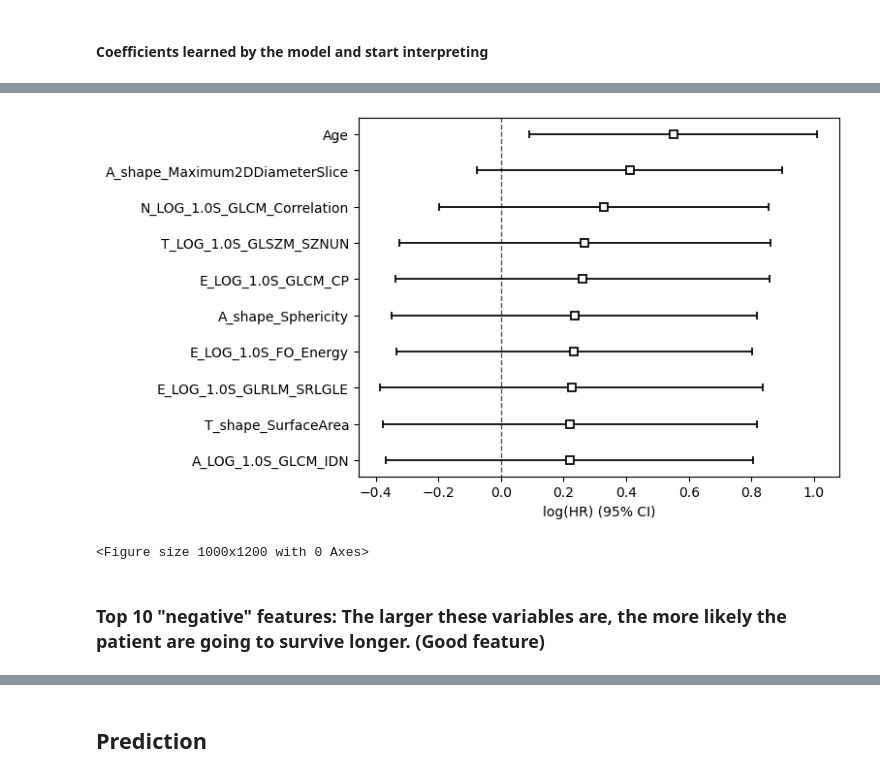
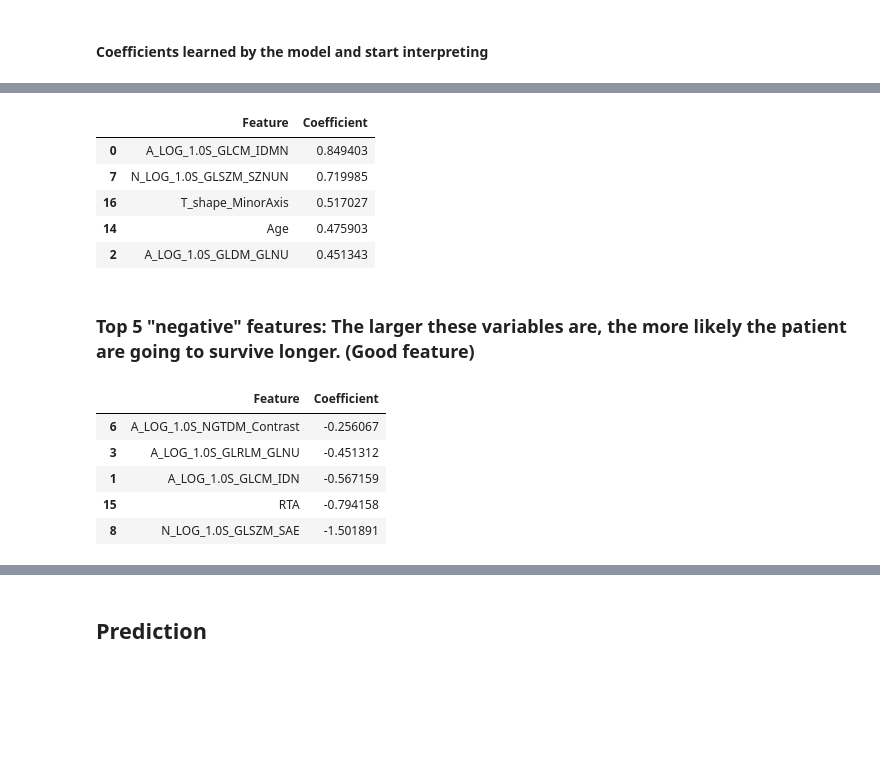
Before and after one commit to yingquanw/survival_analysis, a Jupyter notebook: survival.ipynb, the cells around one changed output, grey strips where cells are left out. Drawn from its saved outputs; the diff is of its cells as text; code cells hidden in the pictures; blank space fills up the shorter version.

```diff
--- a/survival.ipynb
+++ b/survival.ipynb
@@ -199,13 +373,23 @@ coefficients = cph.summary['coef']
 # %%
-top_positive_features = coefficients[coefficients > 0].nlargest(10).index
+sorted_coefficients = cph_param_coef.sort_values(by='Coefficient', ascending=False)
+top_5_coefficients = sorted_coefficients.head(5)
+top_5_coefficients
+# %% [output]
+|  | Feature | Coefficient |
+| 0 | A_LOG_1.0S_GLCM_IDMN | 0.849403 |
+| 7 | N_LOG_1.0S_GLSZM_SZNUN | 0.719985 |
+| 16 | T_shape_MinorAxis | 0.517027 |
+| 14 | Age | 0.475903 |
+| 2 | A_LOG_1.0S_GLDM_GLNU | 0.451343 |
-# %%
-cph.plot(top_positive_features)
-plt.figure(figsize=(10, 12))
-plt.show()
-# %% [output]
-[figure, removed]
-<Figure size 1000x1200 with 0 Axes>
 # %% [markdown]
-### Top 10 "negative" features: The larger these variables are, the more likely the patient are going to survive longer. (Good feature)
+### Top 5 "negative" features: The larger these variables are, the more likely the patient are going to survive longer. (Good feature)
 # %%
-top_negative_features = coefficients[coefficients < 0].nsmallest(10).index
+bottom_5_coefficients = sorted_coefficients.tail(5)
+bottom_5_coefficients
+# %% [output]
+|  | Feature | Coefficient |
+| 6 | A_LOG_1.0S_NGTDM_Contrast | -0.256067 |
+| 3 | A_LOG_1.0S_GLRLM_GLNU | -0.451312 |
+| 1 | A_LOG_1.0S_GLCM_IDN | -0.567159 |
+| 15 | RTA | -0.794158 |
+| 8 | N_LOG_1.0S_GLSZM_SAE | -1.501891 |
```
Also changed, not shown: parts of 31 cells of this notebook.
